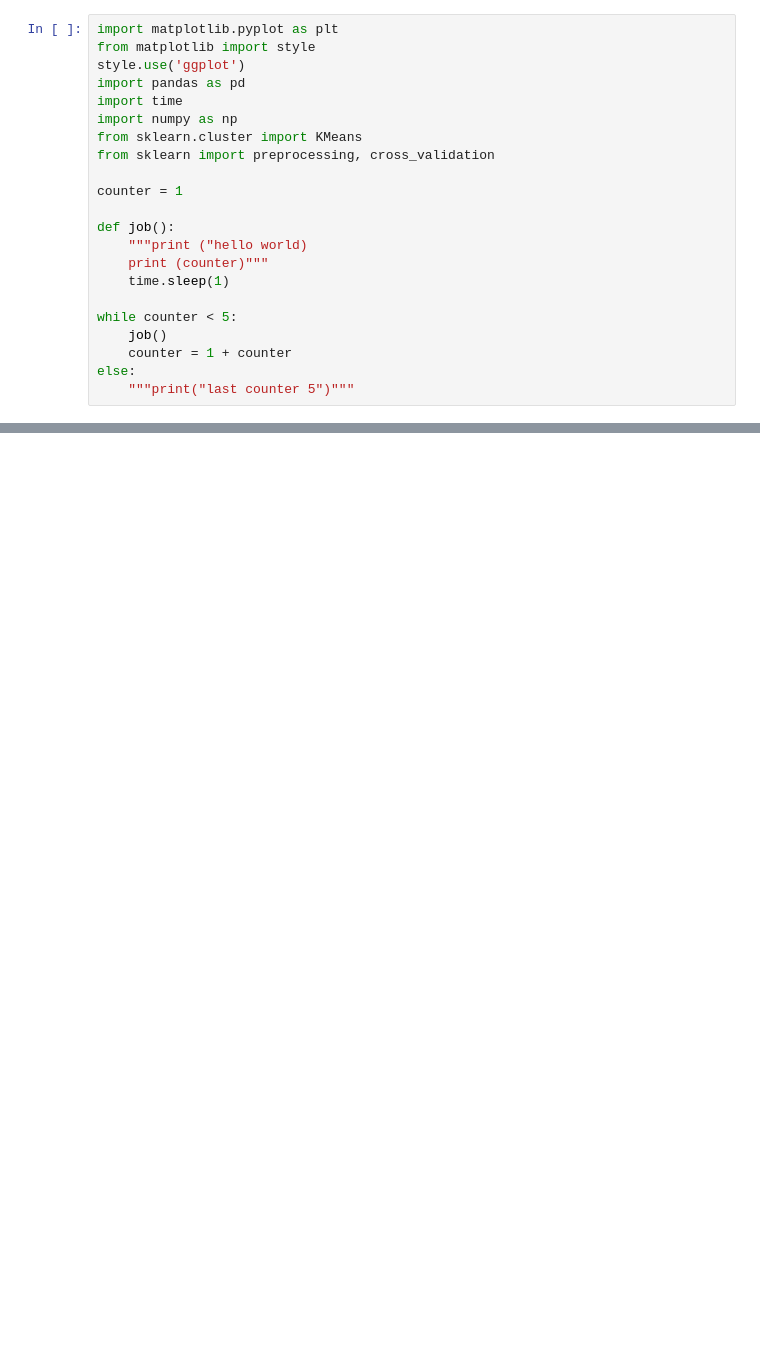
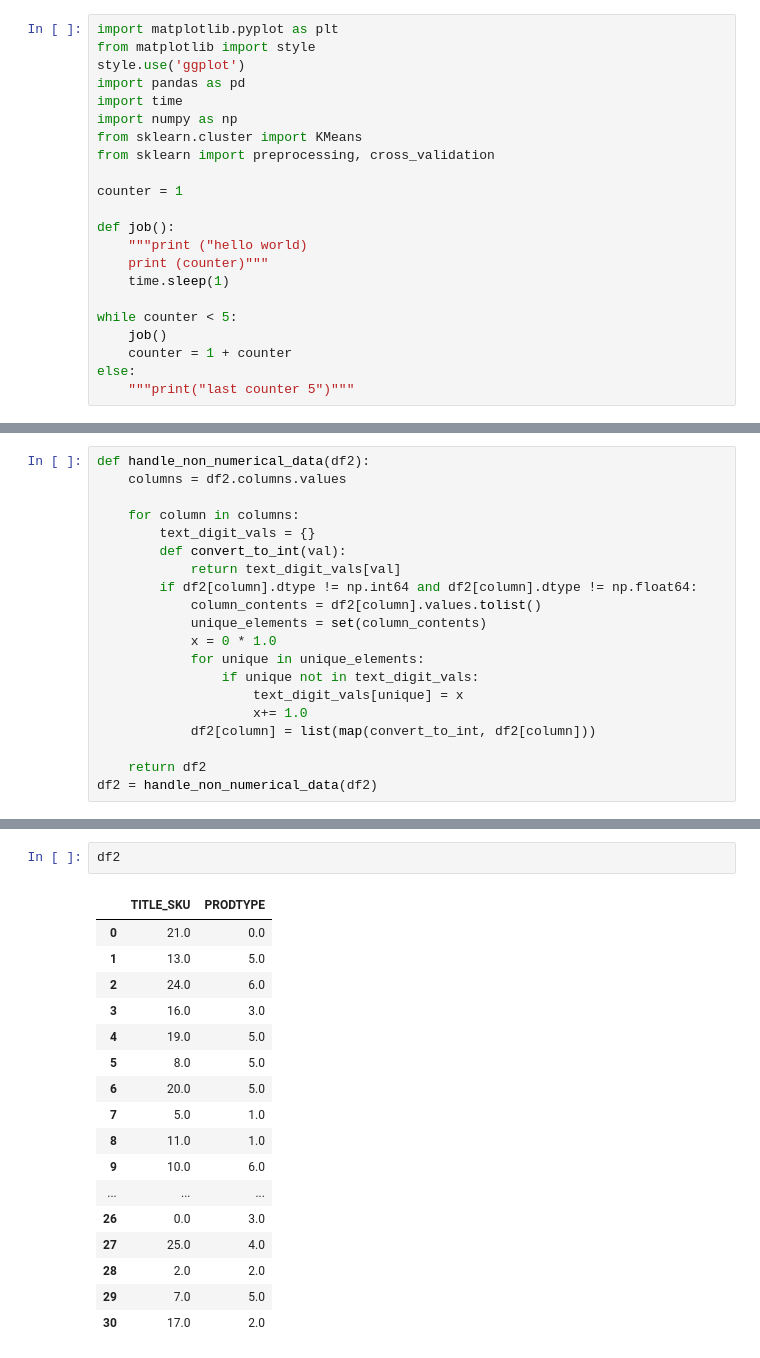
Before and after one commit to marshmatters/PythonCollection, a Jupyter notebook: immaster scatterplot.ipynb, the cells around one changed output, grey strips where cells are left out. Drawn from its saved outputs; the diff is of its cells as text; blank space fills up the shorter version.

```diff
--- a/immaster scatterplot.ipynb
+++ b/immaster scatterplot.ipynb
@@ -106,0 +67,20 @@ df
+# %%
+def handle_non_numerical_data(df2):
+    columns = df2.columns.values
+
+    for column in columns:
+        text_digit_vals = {}
+        def convert_to_int(val):
+            return text_digit_vals[val]
+        if df2[column].dtype != np.int64 and df2[column].dtype != np.float64:
+            column_contents = df2[column].values.tolist()
+            unique_elements = set(column_contents)
+            x = 0 * 1.0
+            for unique in unique_elements:
+                if unique not in text_digit_vals:
+                    text_digit_vals[unique] = x
+                    x+= 1.0
+            df2[column] = list(map(convert_to_int, df2[column]))
+
+    return df2
+df2 = handle_non_numerical_data(df2)
@@ -106,0 +130,20 @@ df
+# %%
+df2
+# %% [output]
+|  | TITLE_SKU | PRODTYPE |
+| 0 | 21.0 | 0.0 |
+| 1 | 13.0 | 5.0 |
+| 2 | 24.0 | 6.0 |
+| 3 | 16.0 | 3.0 |
+| 4 | 19.0 | 5.0 |
+| 5 | 8.0 | 5.0 |
+| 6 | 20.0 | 5.0 |
+| 7 | 5.0 | 1.0 |
+| 8 | 11.0 | 1.0 |
+| 9 | 10.0 | 6.0 |
+| ... | ... | ... |
+| 26 | 0.0 | 3.0 |
+| 27 | 25.0 | 4.0 |
+| 28 | 2.0 | 2.0 |
+| 29 | 7.0 | 5.0 |
+| 30 | 17.0 | 2.0 |
```
Also changed, not shown: parts of 20 cells of this notebook.
